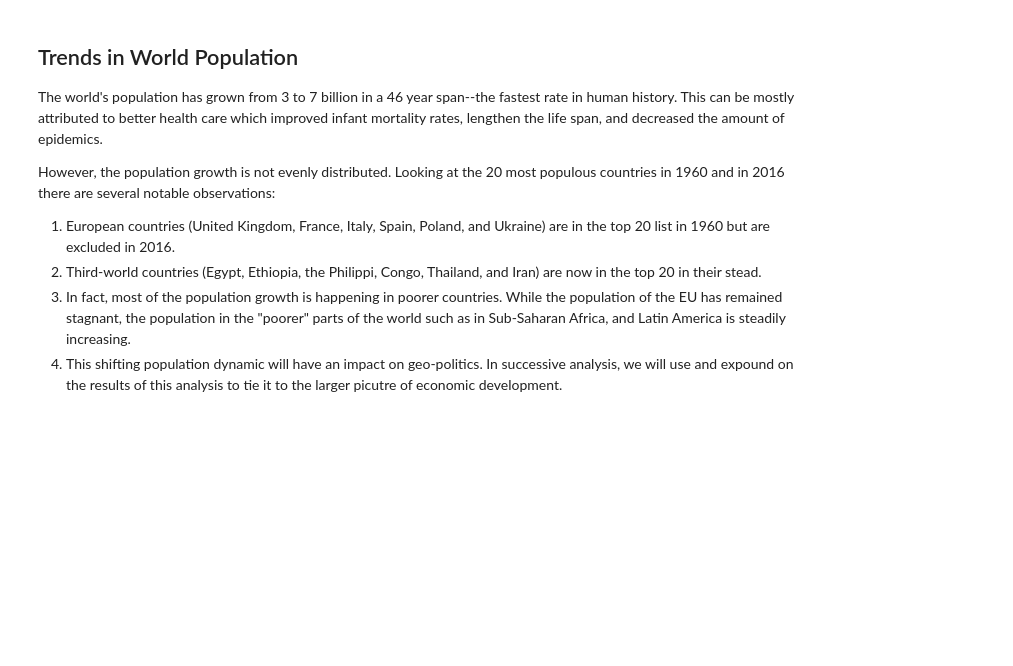
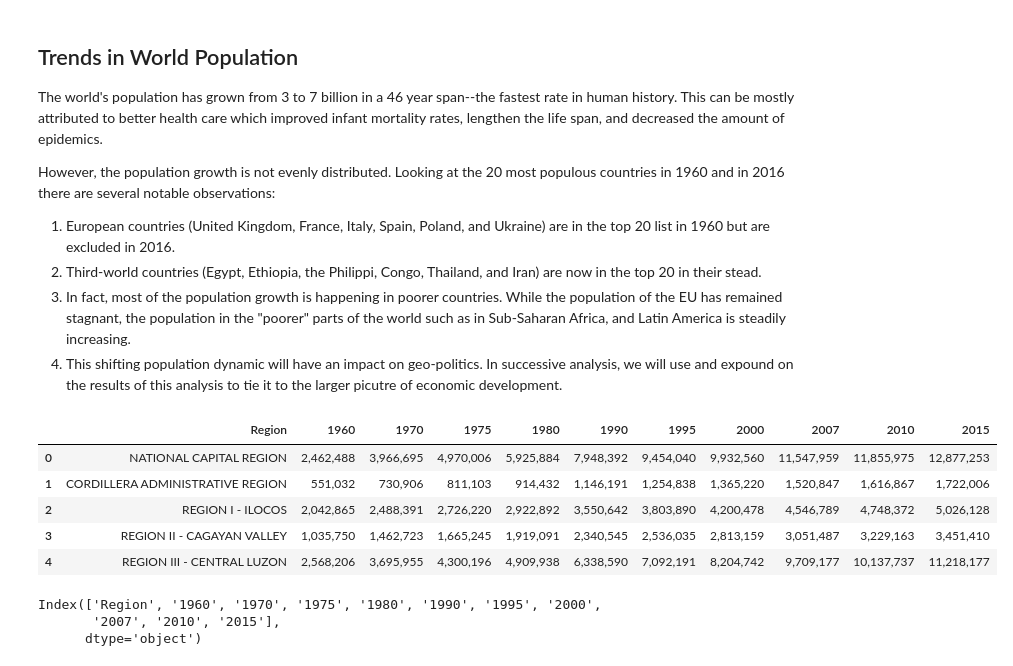
Before and after one commit to lnbalon/world_population, a Jupyter notebook: world_population_analysis.ipynb, the cells around one changed output. Cells and saved outputs as stored; diff of their text form; code cells hidden in the pictures; blank space fills up the shorter version.

```diff
--- a/world_population_analysis.ipynb
+++ b/world_population_analysis.ipynb
@@ -664,3 +664,20 @@ However, the population growth is not evenly distributed. Looking at the 20 most
 2. Third-world countries (Egypt, Ethiopia, the Philippi, Congo, Thailand, and Iran) are now in the top 20 in their stead.
 3. In fact, most of the population growth is happening in poorer countries. While the population of the EU has remained stagnant, the population in the "poorer" parts of the world such as in Sub-Saharan Africa, and Latin America is steadily increasing.
 4. This shifting population dynamic will have an impact on geo-politics. In successive analysis, we will use and expound on the results of this analysis to tie it to the larger picutre of economic development.
+# %%
+#load the data obtained from Philippine Statistics Authority; and check their data types
+phil_pop_byregion = pd.read_csv('data_source/philippine_population_by_region.csv')
+phil_pop_byregion.head()
+# %% [output]
+|  | Region | 1960 | 1970 | 1975 | 1980 | 1990 | 1995 | 2000 | 2007 | 2010 | 2015 |
+| 0 | NATIONAL CAPITAL REGION | 2,462,488 | 3,966,695 | 4,970,006 | 5,925,884 | 7,948,392 | 9,454,040 | 9,932,560 | 11,547,959 | 11,855,975 | 12,877,253 |
+| 1 | CORDILLERA ADMINISTRATIVE REGION | 551,032 | 730,906 | 811,103 | 914,432 | 1,146,191 | 1,254,838 | 1,365,220 | 1,520,847 | 1,616,867 | 1,722,006 |
+| 2 | REGION I - ILOCOS | 2,042,865 | 2,488,391 | 2,726,220 | 2,922,892 | 3,550,642 | 3,803,890 | 4,200,478 | 4,546,789 | 4,748,372 | 5,026,128 |
+| 3 | REGION II - CAGAYAN VALLEY | 1,035,750 | 1,462,723 | 1,665,245 | 1,919,091 | 2,340,545 | 2,536,035 | 2,813,159 | 3,051,487 | 3,229,163 | 3,451,410 |
+| 4 | REGION III - CENTRAL LUZON | 2,568,206 | 3,695,955 | 4,300,196 | 4,909,938 | 6,338,590 | 7,092,191 | 8,204,742 | 9,709,177 | 10,137,737 | 11,218,177 |
+# %%
+phil_pop_byregion.columns
+# %% [output]
+Index(['Region', '1960', '1970', '1975', '1980', '1990', '1995', '2000',
+       '2007', '2010', '2015'],
+      dtype='object')
```
Also changed, not shown: parts of 11 cells of this notebook, 1 other file.
